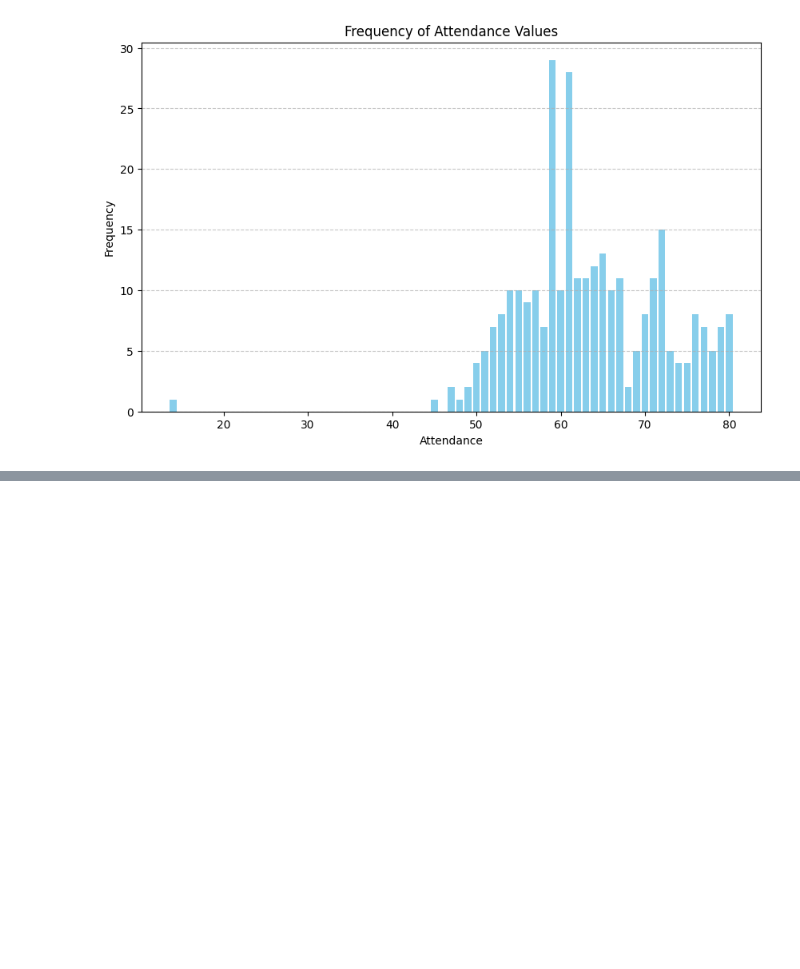
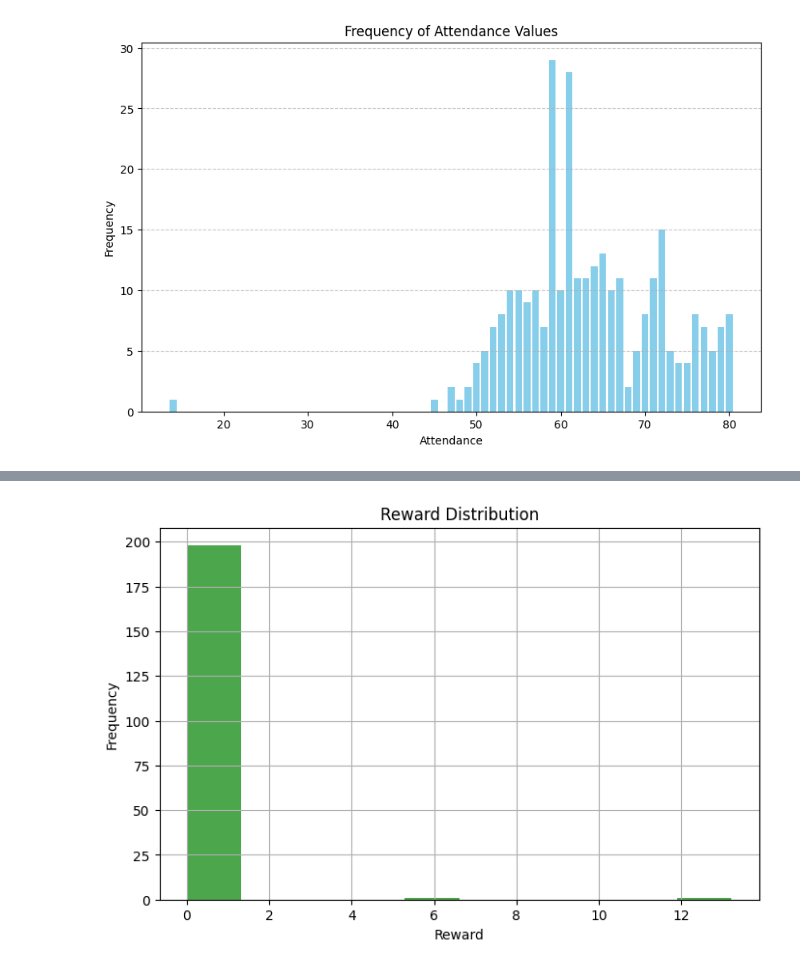
Before and after one commit to RRENN02/El-Farol-Bar-Simulation, a Jupyter notebook: Experiments/elfarol.ipynb, the cells around one changed output, grey strips where cells are left out. Cells and saved outputs as stored; diff of their text form; code cells hidden in the pictures; blank space fills up the shorter version.

```diff
--- a/Experiments/elfarol.ipynb
+++ b/Experiments/elfarol.ipynb
@@ -420,0 +670,11 @@ Data saved to 'reinforcement_learning_data.csv'
+# %%
+rewards = [reward for agent in agents for reward in agent.q_table]
+plt.figure(figsize=(8, 5))
+plt.hist(rewards, bins=10, color='green', alpha=0.7)
+plt.title('Reward Distribution')
+plt.xlabel('Reward')
+plt.ylabel('Frequency')
+plt.grid()
+plt.show()
+# %% [output]
+[figure, added]
```
Also changed, not shown: parts of 13 cells of this notebook, 1 other file.
